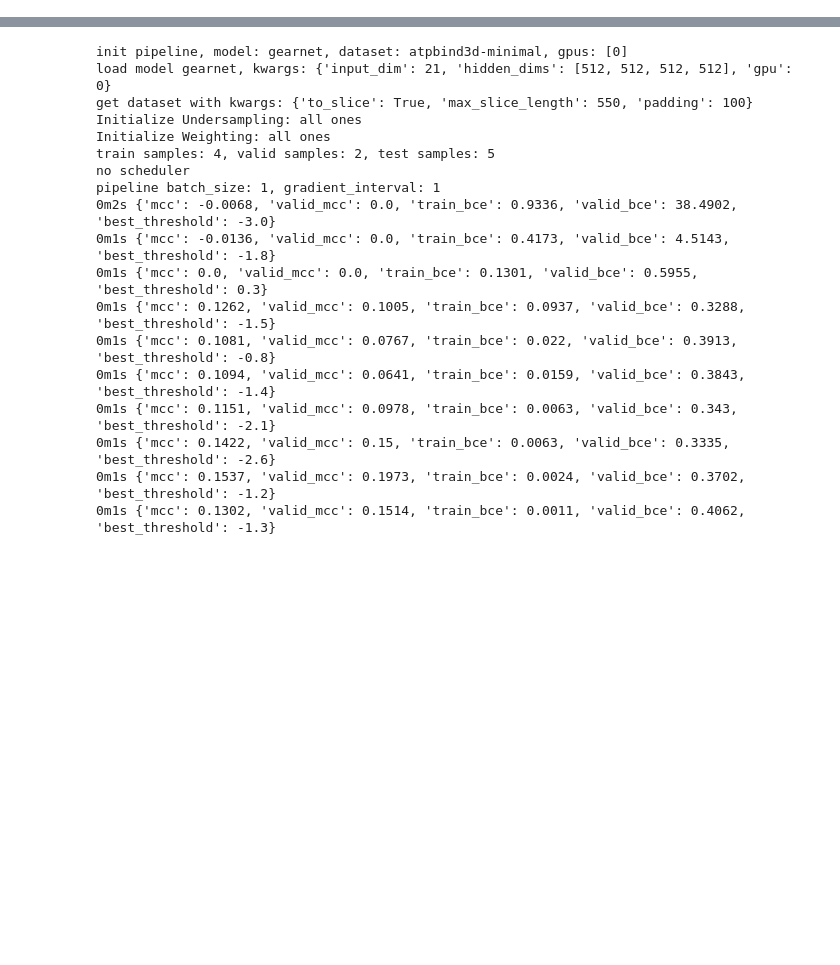
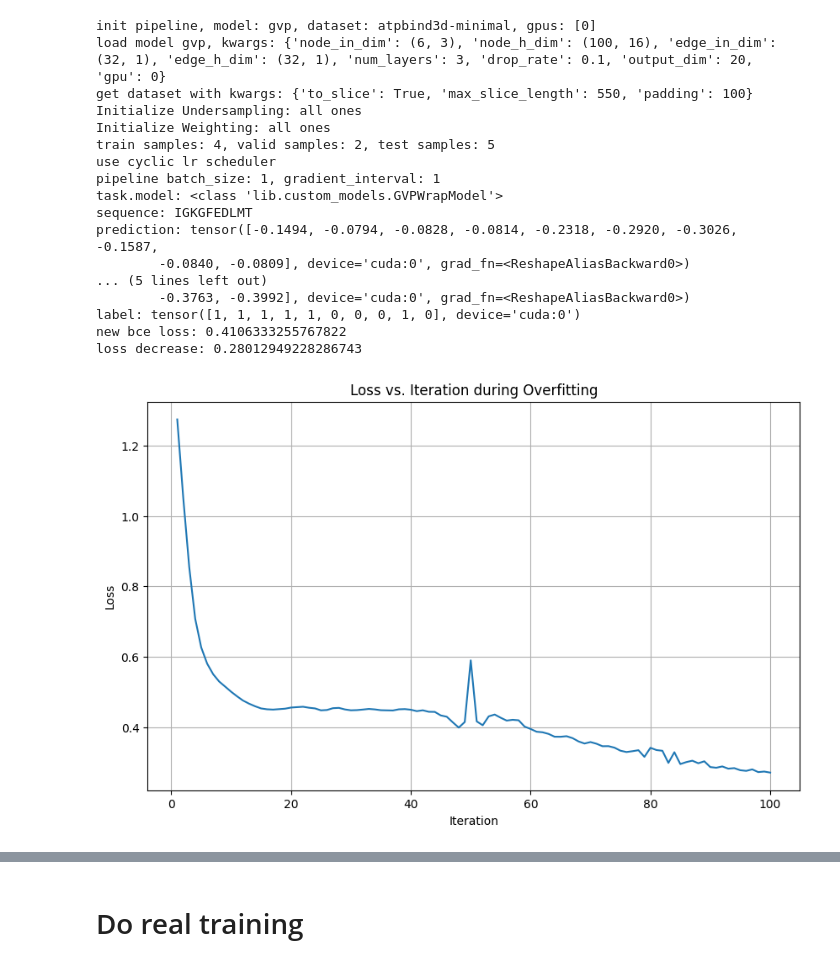
Before and after one commit to dlwocks31/MultiviewATPBind, a Jupyter notebook: gvp_test.ipynb, the cells around one changed output, grey strips where cells are left out. Cells and saved outputs as stored; diff of their text form; code cells hidden in the pictures; blank space fills up the shorter version.

```diff
--- a/gvp_test.ipynb
+++ b/gvp_test.ipynb
@@ -267,0 +227,21 @@ tensor([[0.8345],
+# %%
+simulate_overfitting(make_gvp_test_pipeline(num_layers=3, model='gvp'), iteration=200)
+# %% [output]
+init pipeline, model: gvp, dataset: atpbind3d-minimal, gpus: [0]
+load model gvp, kwargs: {'node_in_dim': (6, 3), 'node_h_dim': (100, 16), 'edge_in_dim': (32, 1), 'edge_h_dim': (32, 1), 'num_layers': 3, 'drop_rate': 0.1, 'output_dim': 20, 'gpu': 0}
+get dataset with kwargs: {'to_slice': True, 'max_slice_length': 550, 'padding': 100}
+Initialize Undersampling: all ones
+Initialize Weighting: all ones
+train samples: 4, valid samples: 2, test samples: 5
+use cyclic lr scheduler
+pipeline batch_size: 1, gradient_interval: 1
+task.model: <class 'lib.custom_models.GVPWrapModel'>
+sequence: IGKGFEDLMT
+prediction: tensor([-0.1494, -0.0794, -0.0828, -0.0814, -0.2318, -0.2920, -0.3026, -0.1587,
+        -0.0840, -0.0809], device='cuda:0', grad_fn=<ReshapeAliasBackward0>)
+... (5 lines left out)
+        -0.3763, -0.3992], device='cuda:0', grad_fn=<ReshapeAliasBackward0>)
+label: tensor([1, 1, 1, 1, 1, 0, 0, 0, 1, 0], device='cuda:0')
+new bce loss: 0.4106333255767822
+loss decrease: 0.28012949228286743
+[figure, added]
@@ -268,18 +249,33 @@ tensor([[0.8345],
+# %% [markdown]
+# Do real training
 # %%
 pipeline_kwargs = {
-    'model': 'gearnet',
+    'model': 'gvp-encoder',
     'dataset': 'atpbind3d-minimal',
     'gpus': [0],
     'model_kwargs': {
-        'input_dim': 21,
-        'hidden_dims': [512] * 4,
+        'node_in_dim': (6, 3),
+        'node_h_dim': (100, 16),
+        'edge_in_dim': (32, 1),
+        'edge_h_dim': (32, 1),
+        'num_layers': 3,
+        'drop_rate': 0.1,
+        'output_dim': 20,
         'gpu': 0,
     },
-    'optimizer_kwargs': {'lr': 2e-3},
+    'scheduler': 'cyclic',
+    'scheduler_kwargs': {
+        'base_lr': 3e-4,
+        'max_lr': 3e-3,
+        'step_size_up': 50,
+        'step_size_down': 50,
+        'cycle_momentum': False
+    },
     'task_kwargs': {
         'normalization': False,
         'num_mlp_layer': 2,
         'metric': ['mcc'],
+        'node_feature_type': 'gvp_data',
     },
     'batch_size': 1,
     'gradient_interval': 1,
@@ -292,26 +288,7 @@ pipeline_kwargs = {
     },
     'num_mlp_layer': 2,
 }
+
+print('hi')
 pipeline = Pipeline(**pipeline_kwargs)
-
-data.dataloader.graph_collate = graph_collate_with_gvp
-train_record = pipeline.train_until_fit(max_epoch=10, patience=10)
+train_record = pipeline.train_until_fit(max_epoch=100, patience=-1, eval_testset_intermediate=True)
-# %% [output]
-init pipeline, model: gearnet, dataset: atpbind3d-minimal, gpus: [0]
-load model gearnet, kwargs: {'input_dim': 21, 'hidden_dims': [512, 512, 512, 512], 'gpu': 0}
-get dataset with kwargs: {'to_slice': True, 'max_slice_length': 550, 'padding': 100}
-Initialize Undersampling: all ones
-Initialize Weighting: all ones
-train samples: 4, valid samples: 2, test samples: 5
-no scheduler
-pipeline batch_size: 1, gradient_interval: 1
-0m2s {'mcc': -0.0068, 'valid_mcc': 0.0, 'train_bce': 0.9336, 'valid_bce': 38.4902, 'best_threshold': -3.0}
-0m1s {'mcc': -0.0136, 'valid_mcc': 0.0, 'train_bce': 0.4173, 'valid_bce': 4.5143, 'best_threshold': -1.8}
-0m1s {'mcc': 0.0, 'valid_mcc': 0.0, 'train_bce': 0.1301, 'valid_bce': 0.5955, 'best_threshold': 0.3}
-0m1s {'mcc': 0.1262, 'valid_mcc': 0.1005, 'train_bce': 0.0937, 'valid_bce': 0.3288, 'best_threshold': -1.5}
-0m1s {'mcc': 0.1081, 'valid_mcc': 0.0767, 'train_bce': 0.022, 'valid_bce': 0.3913, 'best_threshold': -0.8}
-0m1s {'mcc': 0.1094, 'valid_mcc': 0.0641, 'train_bce': 0.0159, 'valid_bce': 0.3843, 'best_threshold': -1.4}
-0m1s {'mcc': 0.1151, 'valid_mcc': 0.0978, 'train_bce': 0.0063, 'valid_bce': 0.343, 'best_threshold': -2.1}
-0m1s {'mcc': 0.1422, 'valid_mcc': 0.15, 'train_bce': 0.0063, 'valid_bce': 0.3335, 'best_threshold': -2.6}
-0m1s {'mcc': 0.1537, 'valid_mcc': 0.1973, 'train_bce': 0.0024, 'valid_bce': 0.3702, 'best_threshold': -1.2}
-0m1s {'mcc': 0.1302, 'valid_mcc': 0.1514, 'train_bce': 0.0011, 'valid_bce': 0.4062, 'best_threshold': -1.3}
```
Also changed, not shown: parts of 23 cells of this notebook, 7 other files.
